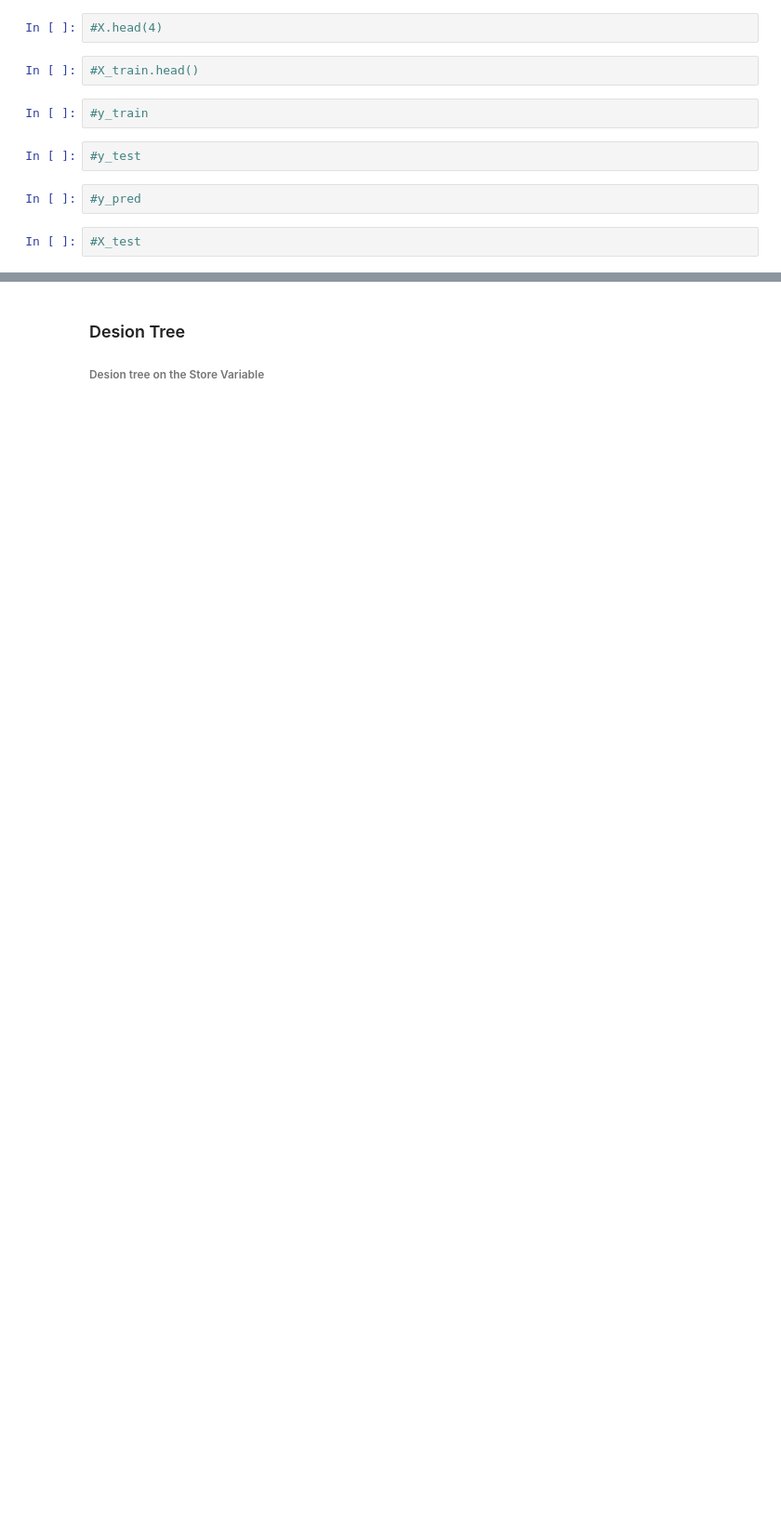
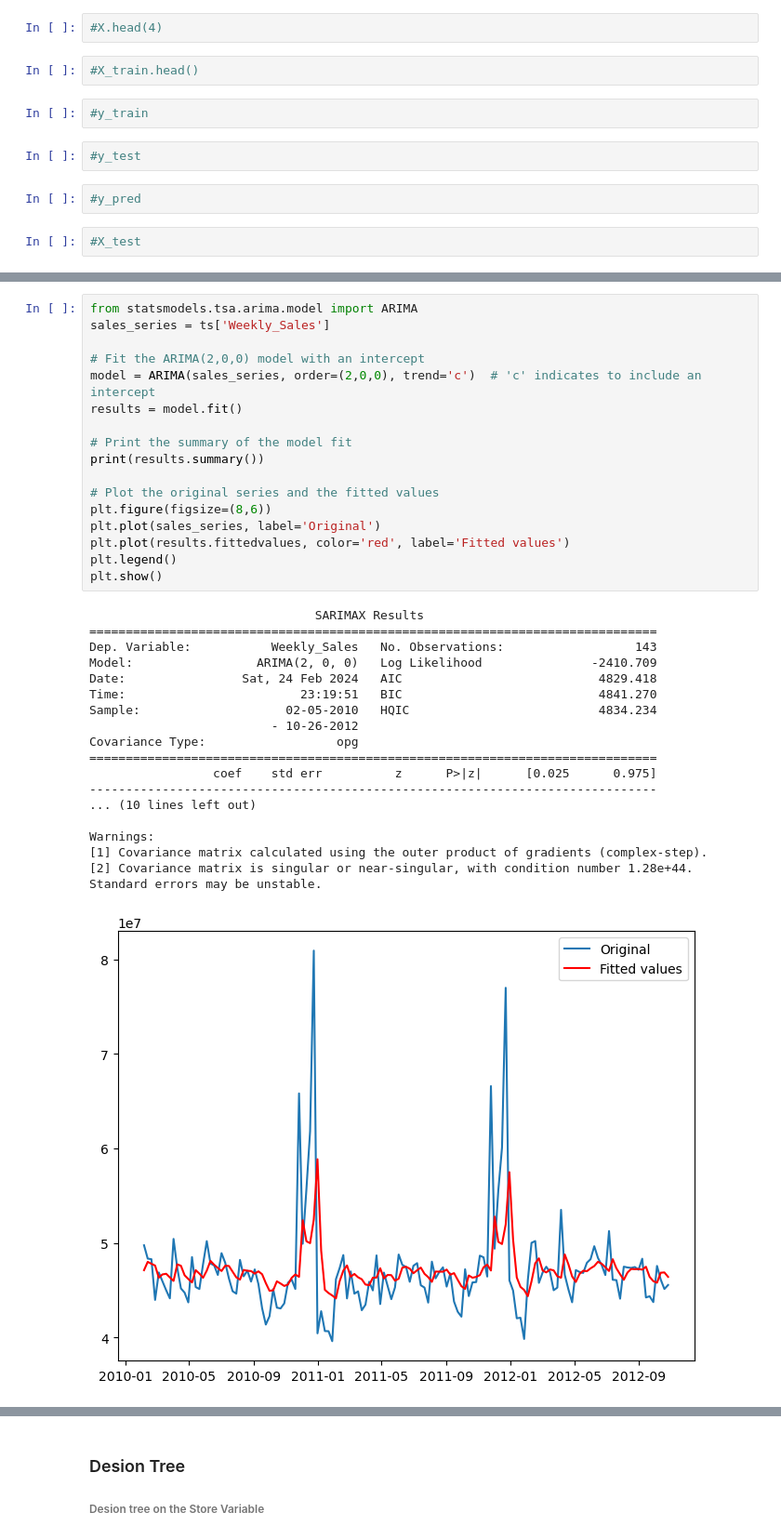
Before and after one commit to sidiquegithub/Walmark-Sales-Analysis, a Jupyter notebook: CODE/ML MODEL.ipynb, the cells around one changed output, grey strips where cells are left out. Shown at 93% size. Drawn from its saved outputs; the diff is of its cells as text; blank space fills up the shorter version.

```diff
--- a/CODE/ML MODEL.ipynb
+++ b/CODE/ML MODEL.ipynb
@@ -389 +536,37 @@ plt.show()
+# %%
+from statsmodels.tsa.arima.model import ARIMA
+sales_series = ts['Weekly_Sales']
+
+# Fit the ARIMA(2,0,0) model with an intercept
+model = ARIMA(sales_series, order=(2,0,0), trend='c')  # 'c' indicates to include an intercept
+results = model.fit()
+
+# Print the summary of the model fit
+print(results.summary())
+
+# Plot the original series and the fitted values
+plt.figure(figsize=(8,6))
+plt.plot(sales_series, label='Original')
+plt.plot(results.fittedvalues, color='red', label='Fitted values')
+plt.legend()
+plt.show()
+# %% [output]
+                               SARIMAX Results
+==============================================================================
+Dep. Variable:           Weekly_Sales   No. Observations:                  143
+Model:                 ARIMA(2, 0, 0)   Log Likelihood               -2410.709
+Date:                Sat, 24 Feb 2024   AIC                           4829.418
+Time:                        23:19:51   BIC                           4841.270
+Sample:                    02-05-2010   HQIC                          4834.234
+                         - 10-26-2012
+Covariance Type:                  opg
+==============================================================================
+                 coef    std err          z      P>|z|      [0.025      0.975]
+------------------------------------------------------------------------------
+... (10 lines left out)
+
+Warnings:
+[1] Covariance matrix calculated using the outer product of gradients (complex-step).
+[2] Covariance matrix is singular or near-singular, with condition number 1.28e+44. Standard errors may be unstable.
+[figure, added]
 # %% [markdown]
```
Also changed, not shown: parts of 19 cells of this notebook.
